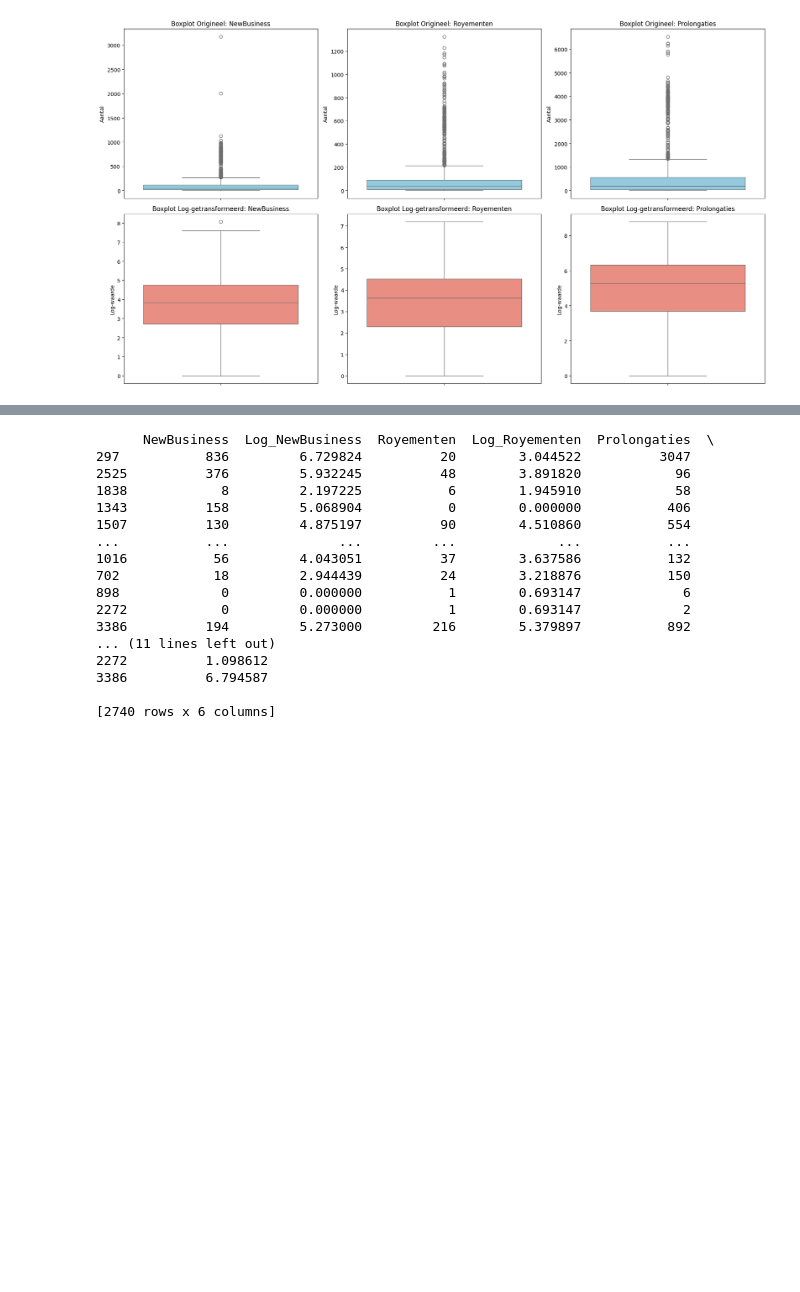
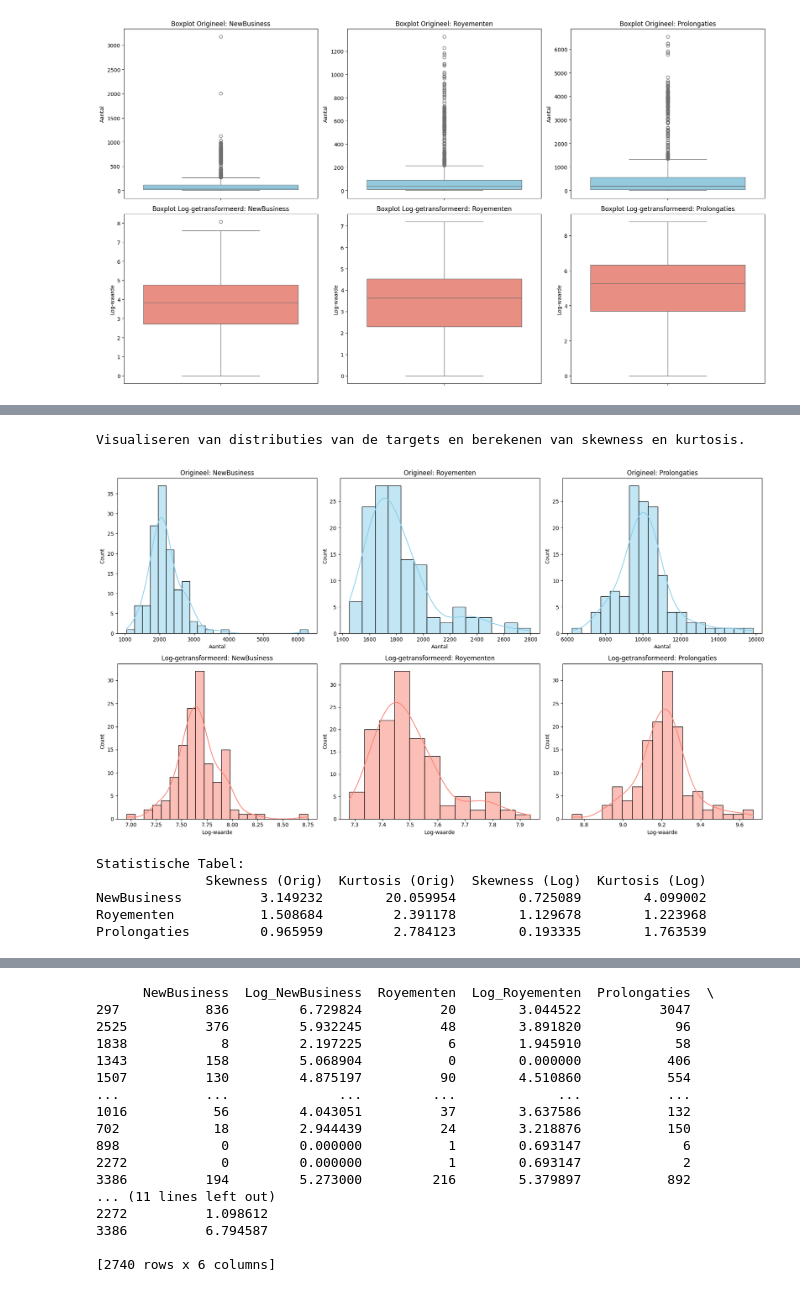
Before and after one commit to wmvanhuis/MADS-ML-Graduation_Project_Bovemij, a Jupyter notebook: notebooks/timeseries/eda timeseries 2015-2025.ipynb, the cells around one changed output, grey strips where cells are left out. Drawn from its saved outputs; the diff is of its cells as text; code cells hidden in the pictures; blank space fills up the shorter version.

```diff
--- a/notebooks/timeseries/eda timeseries 2015-2025.ipynb
+++ b/notebooks/timeseries/eda timeseries 2015-2025.ipynb
@@ -204,12 +188,12 @@ targets = ['NewBusiness', 'Royementen', 'Prolongaties']
 
 # Bereken statistieken voor originele data
 stats_orig = pd.DataFrame({
-    'Skewness (Orig)': df_cleaned[targets].skew(),
-    'Kurtosis (Orig)': df_cleaned[targets].kurtosis()
+    'Skewness (Orig)': df[targets].skew(),
+    'Kurtosis (Orig)': df[targets].kurtosis()
 })
 
 # Log-transformatie toepassen (log1p = log(x+1) om 0-waarden te kunnen verwerken)
-df_log = np.log1p(df_cleaned[targets])
+df_log = np.log1p(df[targets])
 df_log.columns = [f'Log_{col}' for col in targets]
 
 # Bereken statistieken voor getransformeerde data
@@ -223,7 +207,7 @@ fig, axes = plt.subplots(2, 3, figsize=(18, 10))
 
 for i, col in enumerate(targets):
     # Bovenste rij: Originele distributies
-    sns.histplot(df_cleaned[col], kde=True, ax=axes[0, i], color='skyblue')
+    sns.histplot(df[col], kde=True, ax=axes[0, i], color='skyblue')
     axes[0, i].set_title(f'Origineel: {col}')
     axes[0, i].set_xlabel('Aantal')
 
@@ -315,0 +405,52 @@ Conclusie: De boxplots bevestigen dat een transformatie noodzakelijk is. Zonder
+# %%
+# Distributie van de targets (Royementen, NewBusiness, Prolongaties) en hun statistieken (skewness, kurtosis)
+print("Visualiseren van distributies van de targets en berekenen van skewness en kurtosis.")
+
+# Targets definiëren
+targets = ['NewBusiness', 'Royementen', 'Prolongaties']
+
+# Bereken statistieken voor originele data
+stats_orig = pd.DataFrame({
+    'Skewness (Orig)': df_agg[targets].skew(),
+    'Kurtosis (Orig)': df_agg[targets].kurtosis()
+})
+
+# Log-transformatie toepassen (log1p = log(x+1) om 0-waarden te kunnen verwerken)
+df_agg_log = np.log1p(df_agg[targets])
+df_agg_log.columns = [f'Log_{col}' for col in targets]
+
+# Bereken statistieken voor getransformeerde data
+stats_log = pd.DataFrame({
+    'Skewness (Log)': df_agg_log.skew(),
+    'Kurtosis (Log)': df_agg_log.kurtosis()
+})
+
+# Visualisatie: Vergelijking voor en na transformatie
+fig, axes = plt.subplots(2, 3, figsize=(18, 10))
+
+for i, col in enumerate(targets):
+    # Bovenste rij: Originele distributies
+    sns.histplot(df_agg[col], kde=True, ax=axes[0, i], color='skyblue')
+    axes[0, i].set_title(f'Origineel: {col}')
+    axes[0, i].set_xlabel('Aantal')
+
+    # Onderste rij: Getransformeerde distributies
+    sns.histplot(df_agg_log[f'Log_{col}'], kde=True, ax=axes[1, i], color='salmon')
+    axes[1, i].set_title(f'Log-getransformeerd: {col}')
+    axes[1, i].set_xlabel('Log-waarde')
+
+plt.tight_layout()
+plt.show()
+
+# Combineer resultaten in een tabel
+final_stats = pd.concat([stats_orig, stats_log.set_index(stats_orig.index)], axis=1)
+print("Statistische Tabel:")
+print(final_stats)
+# %% [output]
+Visualiseren van distributies van de targets en berekenen van skewness en kurtosis.
+[figure, added]
+Statistische Tabel:
+              Skewness (Orig)  Kurtosis (Orig)  Skewness (Log)  Kurtosis (Log)
+NewBusiness          3.149232        20.059954        0.725089        4.099002
+Royementen           1.508684         2.391178        1.129678        1.223968
+Prolongaties         0.965959         2.784123        0.193335        1.763539
```
Also changed, not shown: parts of 22 cells of this notebook.
